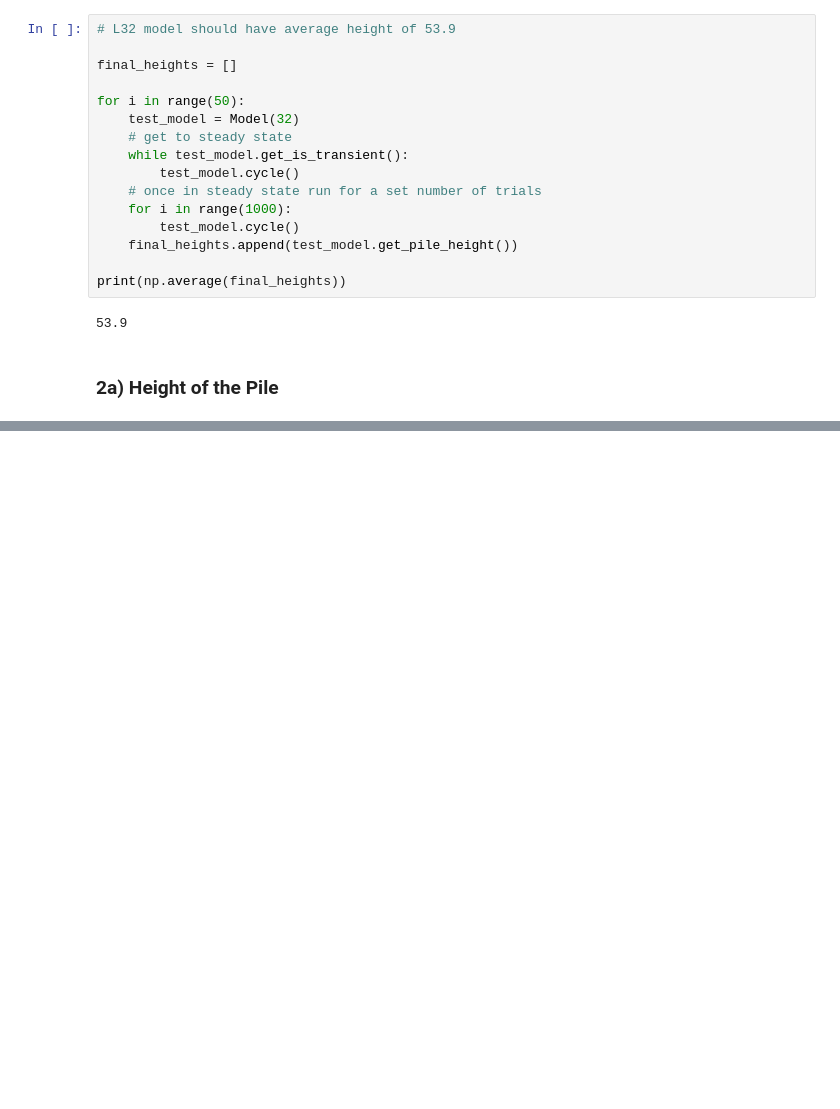
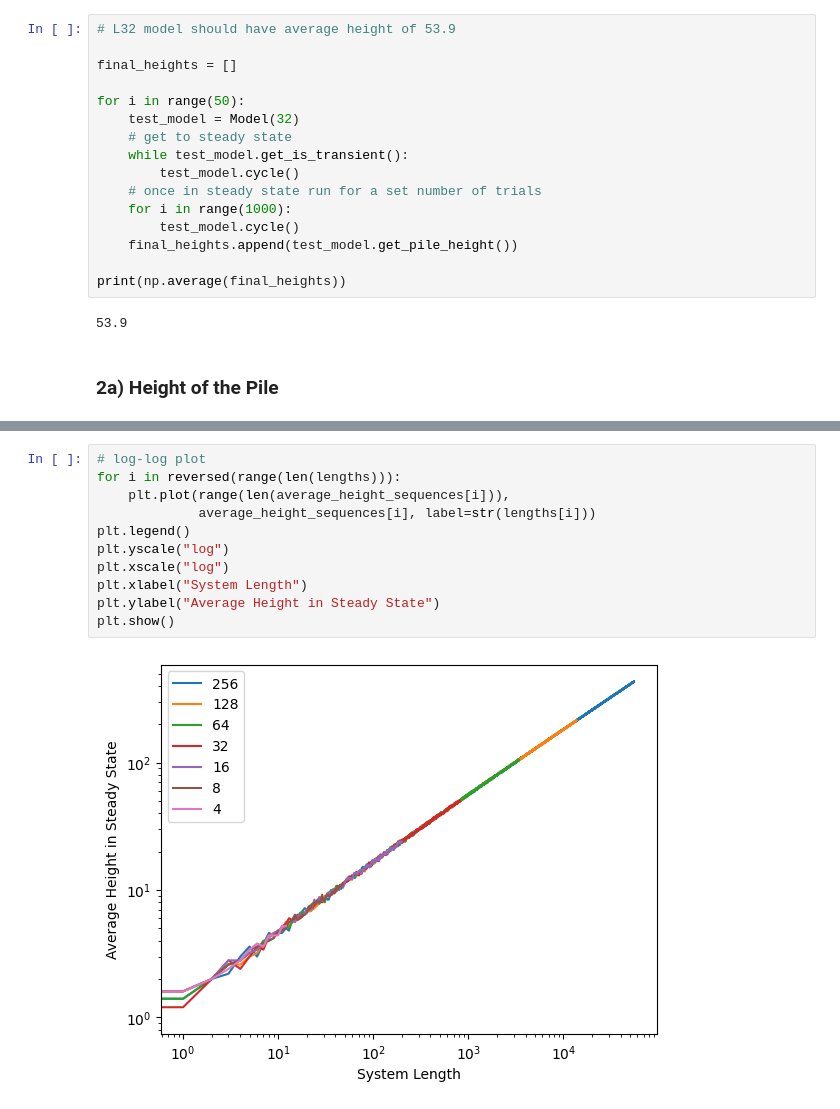
Before and after one commit to bdgrichards/oslo, a Jupyter notebook: oslo.ipynb, the cells around one changed output, grey strips where cells are left out. Drawn from its saved outputs; the diff is of its cells as text; blank space fills up the shorter version.

```diff
--- a/oslo.ipynb
+++ b/oslo.ipynb
@@ -258,0 +425,13 @@ plt.show()
+# %%
+# log-log plot
+for i in reversed(range(len(lengths))):
+    plt.plot(range(len(average_height_sequences[i])),
+             average_height_sequences[i], label=str(lengths[i]))
+plt.legend()
+plt.yscale("log")
+plt.xscale("log")
+plt.xlabel("System Length")
+plt.ylabel("Average Height in Steady State")
+plt.show()
+# %% [output]
+[figure, added]
```
Also changed, not shown: parts of 26 cells of this notebook.
